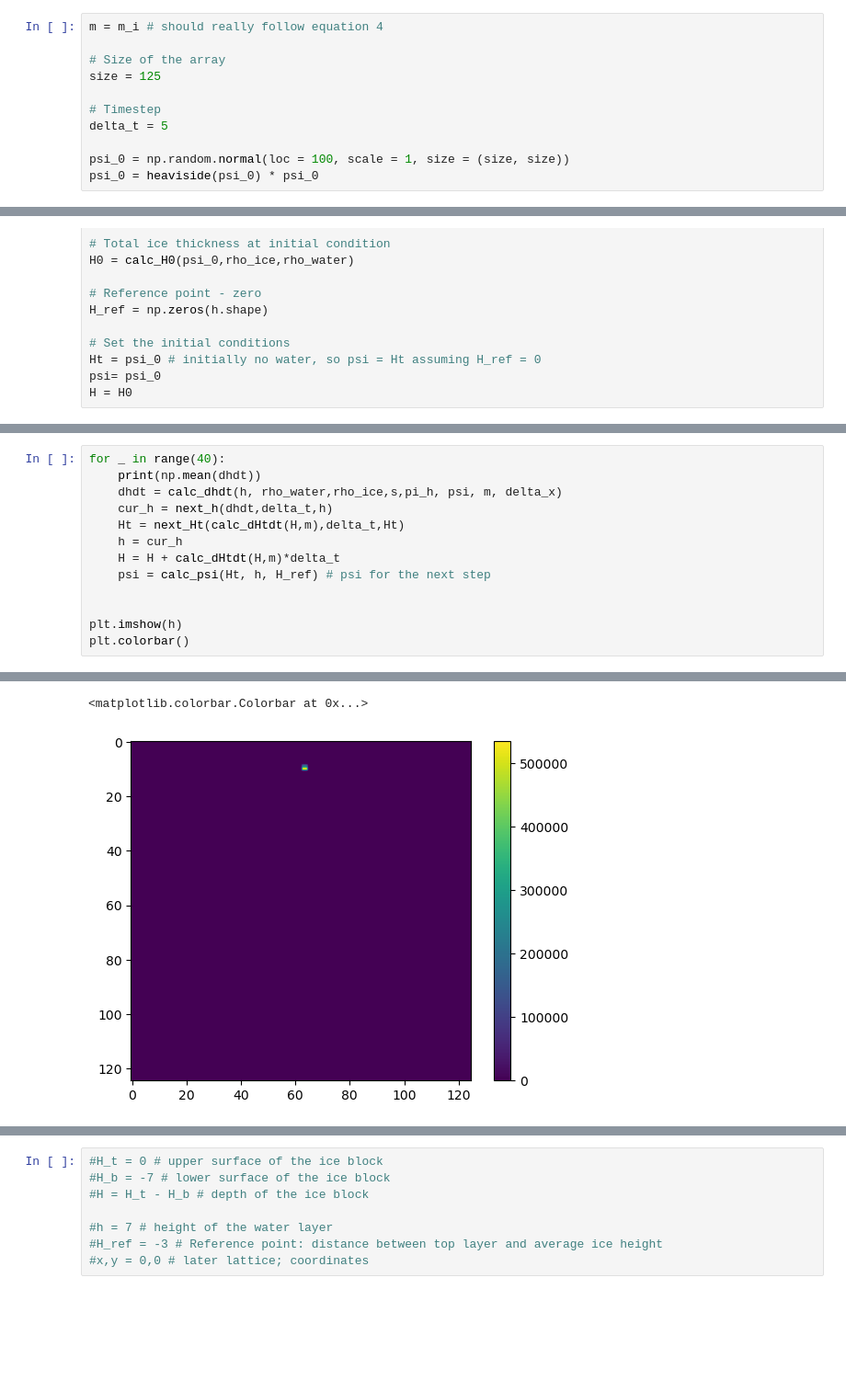
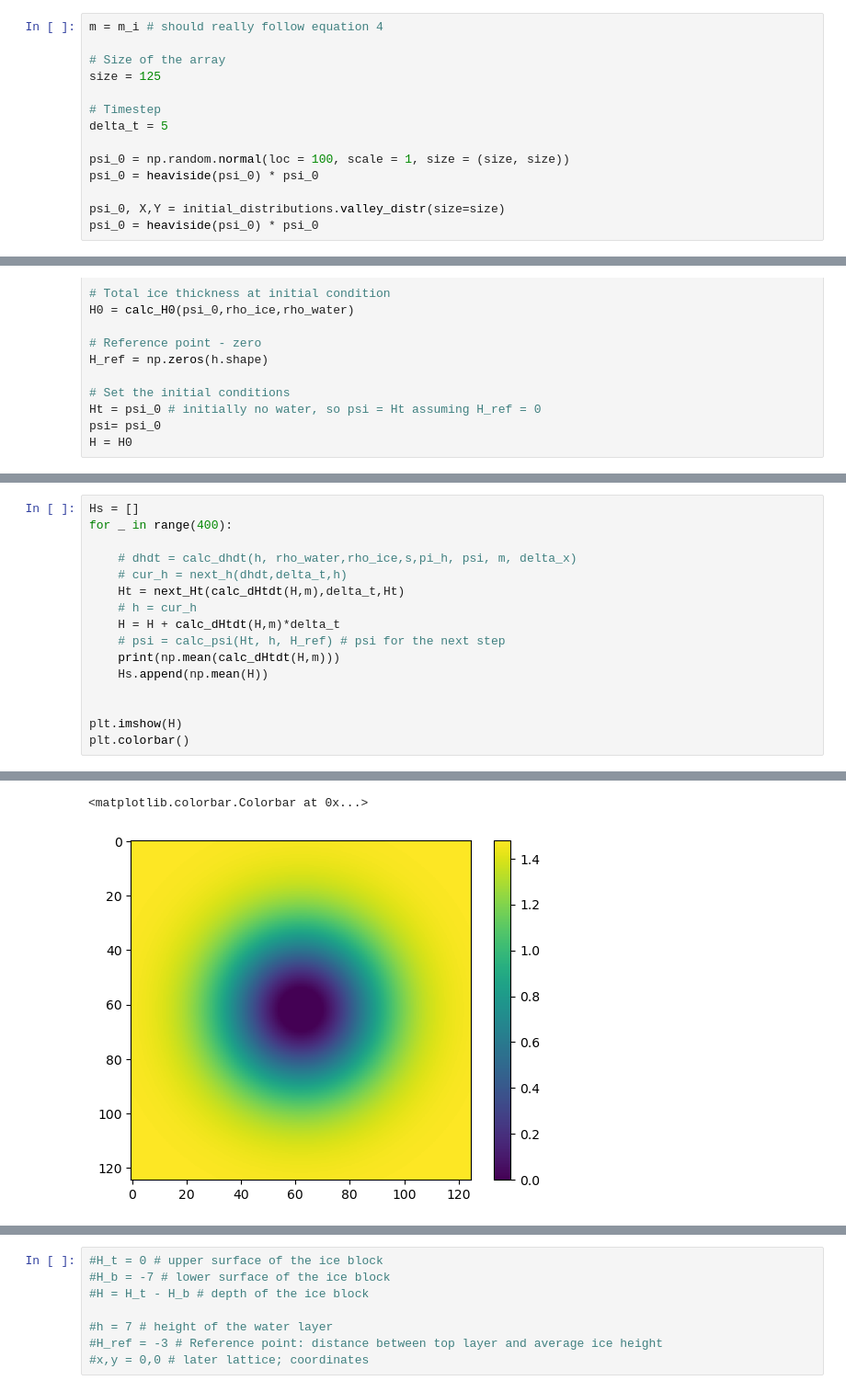
Before and after one commit to PaulHosek/ComplexSystemSimulation, a Jupyter notebook: simple_CA.ipynb, the cells around one changed output, grey strips where cells are left out. Shown at 92% size. Drawn from its saved outputs; the diff is of its cells as text; blank space fills up the shorter version.

```diff
--- a/simple_CA.ipynb
+++ b/simple_CA.ipynb
@@ -152,6 +153,9 @@ delta_t = 5
 
 psi_0 = np.random.normal(loc = 100, scale = 1, size = (size, size))
 psi_0 = heaviside(psi_0) * psi_0
+
+psi_0, X,Y = initial_distributions.valley_distr(size=size)
+psi_0 = heaviside(psi_0) * psi_0
 # %%
 # Initialise grid water levels - no negative values
 h = np.zeros(shape = (size, size))
@@ -199,14 +207,17 @@ plt.colorbar()
 # %%
-for _ in range(40):
-    print(np.mean(dhdt))
-    dhdt = calc_dhdt(h, rho_water,rho_ice,s,pi_h, psi, m, delta_x)
-    cur_h = next_h(dhdt,delta_t,h)
+Hs = []
+for _ in range(400):
+
+    # dhdt = calc_dhdt(h, rho_water,rho_ice,s,pi_h, psi, m, delta_x)
+    # cur_h = next_h(dhdt,delta_t,h)
     Ht = next_Ht(calc_dHtdt(H,m),delta_t,Ht)
-    h = cur_h
+    # h = cur_h
     H = H + calc_dHtdt(H,m)*delta_t
-    psi = calc_psi(Ht, h, H_ref) # psi for the next step
+    # psi = calc_psi(Ht, h, H_ref) # psi for the next step
+    print(np.mean(calc_dHtdt(H,m)))
+    Hs.append(np.mean(H))
 
 
-plt.imshow(h)
+plt.imshow(H)
 plt.colorbar()
 # %% [output]
@@ -230,2 +241,2 @@ plt.colorbar()
 <matplotlib.colorbar.Colorbar at 0x...>
-[figure, old version]
+[figure, new version]
```
Also changed, not shown: parts of 11 cells of this notebook, 2 other files.
